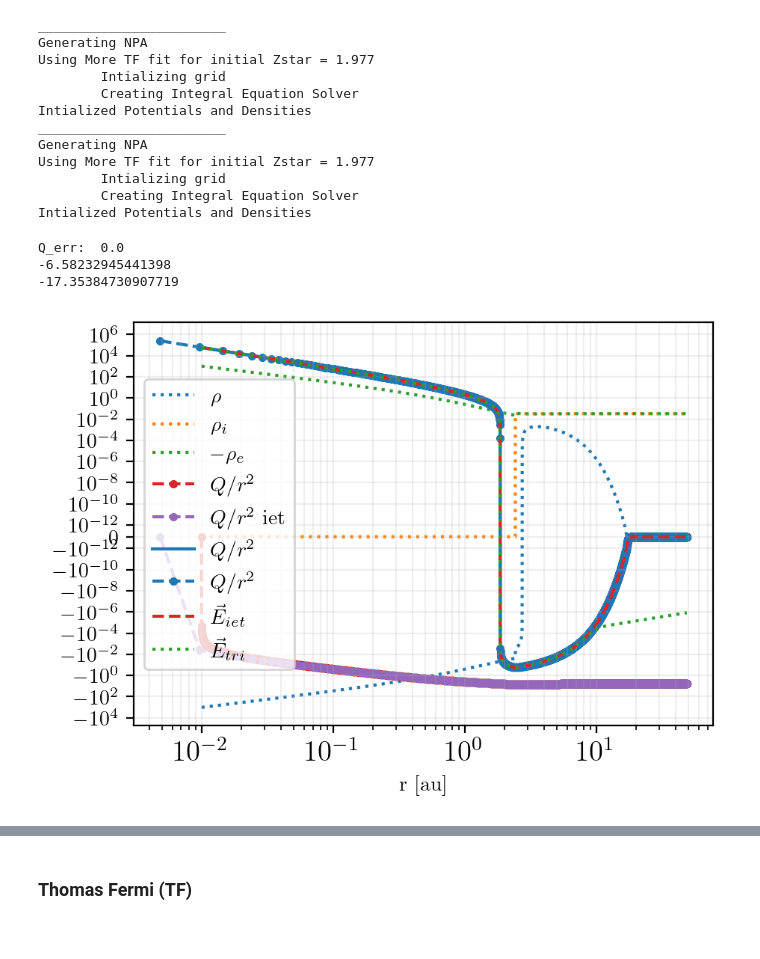
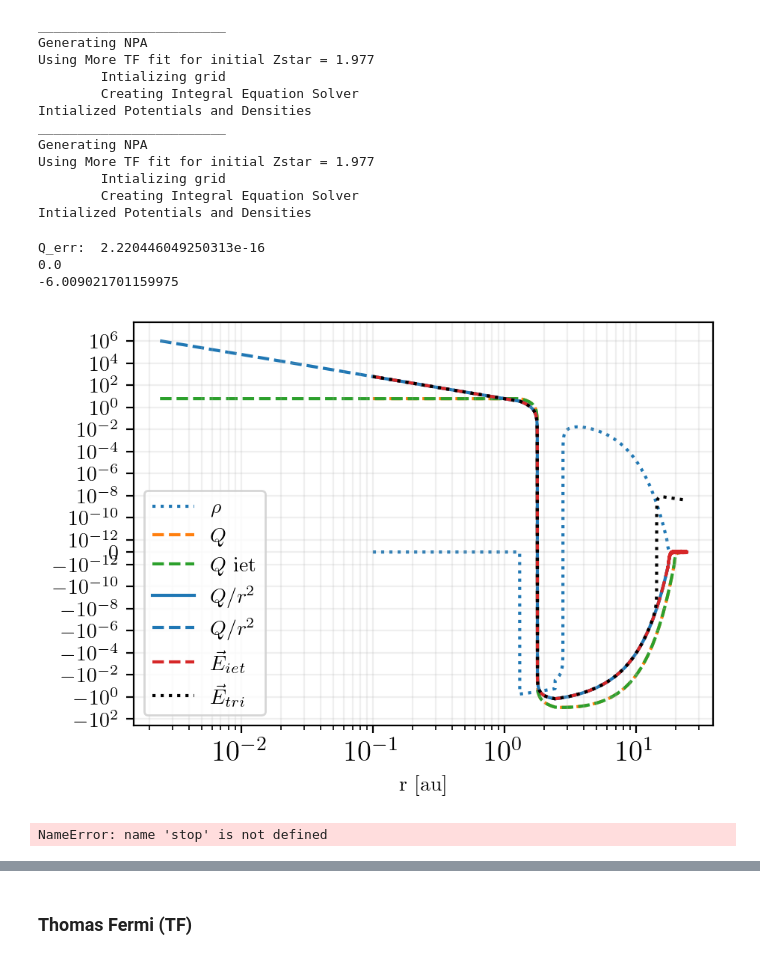
Before and after one commit to ZachAJohnson/OFAA, a Jupyter notebook: jupyter/TF_NPA-2T_testing.ipynb, the cells around one changed output, grey strips where cells are left out. Drawn from its saved outputs; the diff is of its cells as text; code cells hidden in the pictures.

```diff
--- a/jupyter/TF_NPA-2T_testing.ipynb
+++ b/jupyter/TF_NPA-2T_testing.ipynb
@@ -88,17 +89,17 @@ Te_AU = Te_eV*eV_to_AU
 Ti_AU = Ti_eV*eV_to_AU
 
 ####
-R = 20*rs
+R = 10*rs
 rmin = rs/1000
 ignore_vxc = True
 fixed_Zstar = False
 
-aa_kwargs = {'initialize':True, 'gradient_correction':None, 'μ_init' : 0.158, 'Zstar_init' : 'More', 'rmin': rmin,'Npoints':00,
+aa_kwargs = {'initialize':True, 'gradient_correction':None, 'μ_init' : 0.158, 'Zstar_init' : 'More', 'rmin': 1e-4,'Npoints':10000,
              'name':name, 'ignore_vxc':ignore_vxc, 'fixed_Zstar':fixed_Zstar, 'iet_R_over_rs':R/rs, 'iet_N_bins':5000, 'use_full_ne_for_nf':False,
             'gii_init_type': 'step'}
-npa_kwargs = {'initialize':True, 'gradient_correction':None,'μ_init' : 0.158, 'Zstar_init' : 'More', 'rmin':1e-2 ,'Npoints':5000,
+npa_kwargs = {'initialize':True, 'gradient_correction':None,'μ_init' : 0.158, 'Zstar_init' : 'More', 'rmin':1e-1 ,'Npoints':10000,
               'name':name,'ignore_vxc':ignore_vxc, 'fixed_Zstar':fixed_Zstar, 'iet_R_over_rs':R/rs, 'iet_N_bins':10000, 'use_full_ne_for_nf':False,
-             'gii_init_type': 'step', 'grid_spacing':'geometric'}
+             'gii_init_type': 'step', 'grid_spacing':'linear'}
 
 aa = NPA(Z, A, Ti_AU, Te_AU, rs, rs, **aa_kwargs)
 npa = NPA(Z, A, Ti_AU, Te_AU, rs, R, **npa_kwargs)
@@ -141,7 +142,12 @@ Intialized Potentials and Densities
 # # ax.set_xlim(1,2)
 # %%
 from scipy.interpolate import interp1d
-ρ = npa.ρi - npa.ne
+ρ = (npa.ρi - npa.ne)
+cutoff_point = 0.02
+cutoff_index = np.argmin(np.abs(  cutoff_point - np.array([npa.grid.integrate_f(npa.ne, end_index = i) for i in range(len(npa.ne))])))
+cutoff_index = 500
+ρ = 1/(  1/ρ + 1/ρ[cutoff_index])
+ρ[:cutoff_index] = 0
 # ρ = interp1d(npa.grid.xs, ρ, bounds_error=False, fill_value='extrapolate')(npa.iet.r_array*npa.rs)# ρ = -np.exp(-npa.grid.xs**2/(2*1**2))*npa.grid.xs**5
 # ρ = -np.exp(-npa.grid.xs/1)
 ρ *= np.abs(Z/npa.grid.integrate_f(ρ))#*(1+1e-6)
@@ -175,47 +181,51 @@ E_from_Q = (Qs + Z)/npa.grid.xs**2
 E_from_Q_iet = (  Qs_iet + Z)/npa.iet.r_array**2/rs**2
 
 ax.plot(npa.grid.xs, ρ, ':', label=r'$\rho$' ,zorder=1)
-ax.plot(npa.grid.xs, npa.ρi, ':', label=r'$\rho_i$' ,zorder=1)
-ax.plot(npa.grid.xs, npa.ne, ':', label=r'$-\rho_e$' ,zorder=1)
+# ax.plot(npa.grid.xs, npa.ρi, ':', label=r'$\rho_i$' ,zorder=1)
+# ax.plot(npa.grid.xs, npa.ne, ':', label=r'$-\rho_e$' ,zorder=1)
 
-ax.plot(npa.grid.xs, Qs, '--.', label=r'$Q/r^2$' ,zorder=1)
-ax.plot(npa.iet.r_array*rs, Qs_iet, '--.', label=r'$Q/r^2$ iet' ,zorder=1)
+ax.plot(npa.grid.xs, Z+Qs, '--', label=r'$Q$' ,zorder=1)
+ax.plot(npa.iet.r_array*rs, Z+Qs_iet, '--', label=r'$Q$ iet' ,zorder=1)
 ax.plot(npa.grid.xs, E_from_Q, '-',color=color_cycle[0], label=r'$Q/r^2$' ,zorder=1)
-ax.plot(npa.iet.r_array*rs, E_from_Q_iet, '--.',color=color_cycle[0], label=r'$Q/r^2$' ,zorder=1)
+ax.plot(npa.iet.r_array*rs, E_from_Q_iet, '--',color=color_cycle[0], label=r'$Q/r^2$' ,zorder=1)
 # ax.plot(npa.grid.xs, npa.grid.integrate_f(E_from_Q) - npa.get_Q_profile(E_from_Q), '-',color=color_cycle[0], label=r'$Q/r^2$' ,zorder=1)
 # ax.plot(npa.grid.xs, -npa.grid.dfdx(npa.φe0_iet + npa.φion), '--',color=color_cycle[3], label=r'$\vec{E_0}_{tri}$',zorder=2)
 # ax.plot(npa.grid.xs, -npa.grid.dfdx(φe_iet-npa.φe0_iet), ':',color=color_cycle[3], label=r'$\delta\vec{E}_{iet}$',zorder=2)
 ax.plot(npa.grid.xs, -npa.grid.dfdx(φe_iet + npa.φion), '--',color=color_cycle[3], label=r'$\vec{E}_{iet}$',zorder=10)
-ax.plot(npa.grid.xs, -npa.grid.dfdx(φe_tri + npa.φion), ':',color=color_cycle[2], label=r'$\vec{E}_{tri}$',zorder=20)
+ax.plot(npa.grid.xs, -npa.grid.dfdx(φe_tri + npa.φion), ':',color='k', label=r'$\vec{E}_{tri}$',zorder=30)
 
 # ax.plot(npa.grid.xs, -φe_iet,'-', color=color_cycle[5] ,label=r'$\phi$ iet')
 # ax.plot(npa.grid.xs, npa.φion,':', color=color_cycle[6] ,label=r'$\phi$ iet')
 
 # ax.plot(npa.grid.xs, -npa.grid.dfdx(-φe_iet),'--', color=color_cycle[4] ,label=r'$E_e$ iet')
 # ax.plot(npa.grid.xs, -npa.grid.dfdx(-φe_tri),'--', color=color_cycle[5] ,label=r'$E_e$ tri')
 # ax.plot(npa.grid.xs, -npa.grid.dfdx(npa.φion),':', color=color_cycle[6] ,label=r'$E_i$')
 
 # ax.plot(npa.grid.xs, npa.φion,'-', color=color_cycle[1] ,label=r'$\phi_i$')
 # ax.plot(npa.grid.xs, φe_iet + npa.φion,'-', color=color_cycle[2] ,label=r'$\phi$ iet')
 # ax.plot(npa.grid.xs, npa.φe0_iet-npa.φe0_iet[-1] + npa.φion,':', color=color_cycle[2] ,label=r'$\phi_0$ iet')
 # ax.plot(npa.iet.r_array*rs, npa.iet.δφe_r,'--', color=color_cycle[2] ,label=r'$\delta \phi$ iet')
 # ax.plot(npa.grid.xs, φe_tri + npa.φion,'--', color=color_cycle[3], label=r'$\phi$ tridiag')
 # ax.plot(npa.grid.xs, φe_tri - φe_iet,':', color='k', label=r'$\phi Error$ ')
 
 
 # ax.set_ylabel('E')
 ax.set_xlabel('r [au]')
 ax.set_yscale('symlog', linthresh=1e-12)
 ax.set_xscale('log')
 # ax.set_xlim(0.07,0.12)
 ax.legend()
 ax.grid(which='both', alpha=0.2)
 # ax.set_ylim(-1, None)
 # %% [output]
-Q_err:  0.0
--6.58232945441398
--17.35384730907719
+Q_err:  2.220446049250313e-16
+0.0
+-6.009021701159975
-[figure, old version]
+[figure, new version]
+# %%
+stop
+# %% [output]
+NameError: name 'stop' is not defined
 # %%
 %%time
 npa.solve_TF(verbose=True, picard_alpha=0.01, tol=1e-12, nmax = 5000, n_wait_update_Zstar= 500)
```
Also changed, not shown: parts of 7 cells of this notebook, 8 other files.
